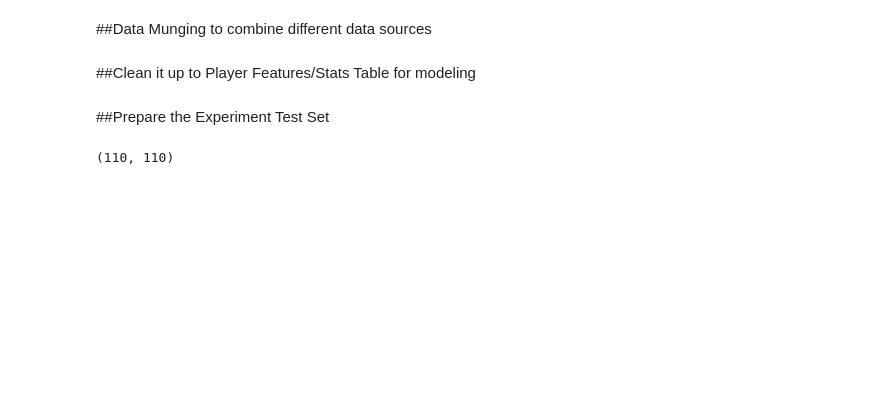
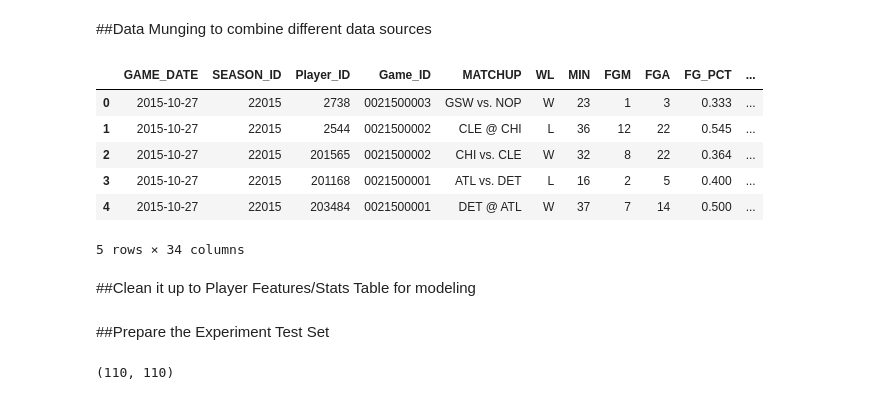
Before and after one commit to jpzhangvincent/NBAFantasySportBetting-ML-project, a Jupyter notebook: Scraping/WorkFlow I - Data Preparation For 3.13 betting.ipynb, the cells around one changed output. Cells and saved outputs as stored; diff of their text form; code cells hidden in the pictures; blank space fills up the shorter version.

```diff
--- a/Scraping/WorkFlow I - Data Preparation For 3.13 betting.ipynb
+++ b/Scraping/WorkFlow I - Data Preparation For 3.13 betting.ipynb
@@ -39,3 +39,5 @@ allplayerGameLogs_0313.shape
 # %%
 with open('../Data/allplayerGameLogs_0313.pickle', 'wb') as handle:
   pickle.dump(allplayerGameLogs_0313, handle)
+# %%
+allplayerGameLogs_0314 = collectAllPlayerGameLogs(ids_ls)
@@ -96,3 +102,15 @@ def data_cleaner(allplayerGameLogs):
     return allplayerFantasyGameLogs
 # %%
 allplayerFantasyGameLogs = data_cleaner(allplayerGameLogs)
+# %%
+allplayerFantasyGameLogs_0314 = data_cleaner(allplayerGameLogs_0314)
+# %%
+allplayerFantasyGameLogs_0314.head()
+# %% [output]
+|  | GAME_DATE | SEASON_ID | Player_ID | Game_ID | MATCHUP | WL | MIN | FGM | FGA | FG_PCT | ... |
+| 0 | 2015-10-27 | 22015 | 2738 | 0021500003 | GSW vs. NOP | W | 23 | 1 | 3 | 0.333 | ... |
+| 1 | 2015-10-27 | 22015 | 2544 | 0021500002 | CLE @ CHI | L | 36 | 12 | 22 | 0.545 | ... |
+| 2 | 2015-10-27 | 22015 | 201565 | 0021500002 | CHI vs. CLE | W | 32 | 8 | 22 | 0.364 | ... |
+| 3 | 2015-10-27 | 22015 | 201168 | 0021500001 | ATL vs. DET | L | 16 | 2 | 5 | 0.400 | ... |
+| 4 | 2015-10-27 | 22015 | 203484 | 0021500001 | DET @ ATL | W | 37 | 7 | 14 | 0.500 | ... |
+5 rows × 34 columns
```
Also changed, not shown: parts of 4 cells of this notebook, 2 other files.
